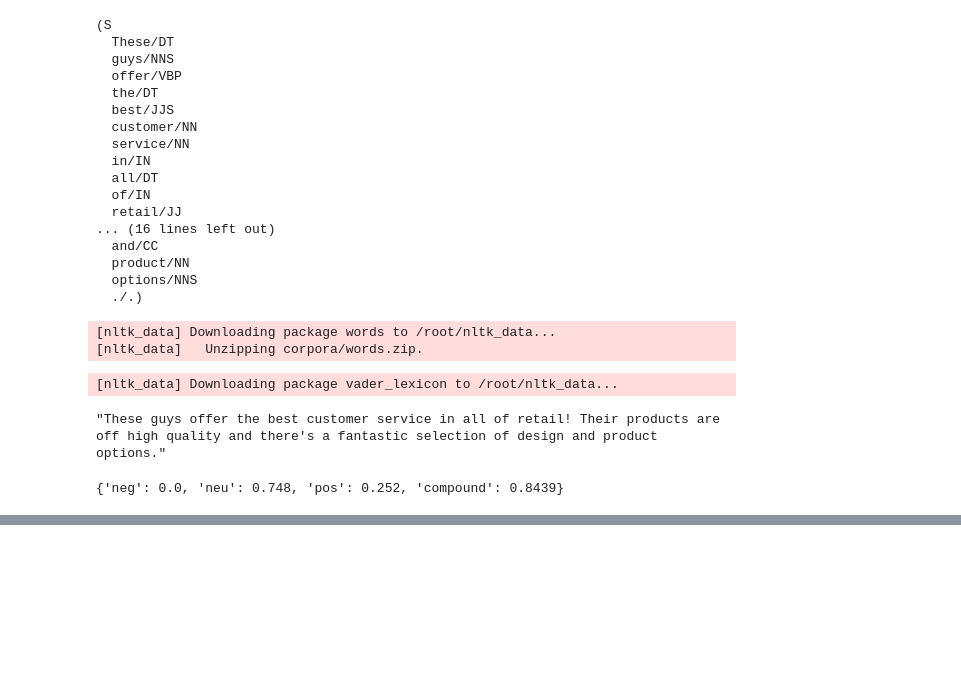
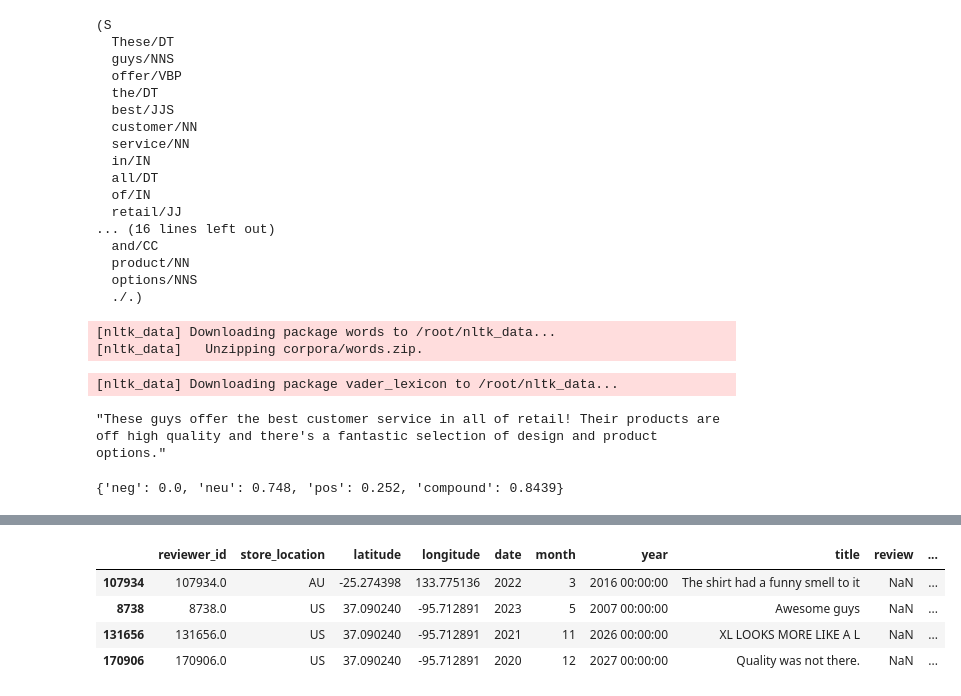
Before and after one commit to mohammedradman1/DSE_Term_Project, a Jupyter notebook: DSE_Term_Project_.ipynb, the cells around one changed output, grey strips where cells are left out. Cells and saved outputs as stored; diff of their text form; code cells hidden in the pictures; blank space fills up the shorter version.

```diff
--- a/DSE_Term_Project_.ipynb
+++ b/DSE_Term_Project_.ipynb
@@ -224,0 +274,8 @@ sia.polarity_scores(example)
+# %%
+df[ df['review'].isnull() ].sample(4)
+# %% [output]
+|  | reviewer_id | store_location | latitude | longitude | date | month | year | title | review | ... |
+| 107934 | 107934.0 | AU | -25.274398 | 133.775136 | 2022 | 3 | 2016 00:00:00 | The shirt had a funny smell to it | NaN | ... |
+| 8738 | 8738.0 | US | 37.090240 | -95.712891 | 2023 | 5 | 2007 00:00:00 | Awesome guys | NaN | ... |
+| 131656 | 131656.0 | US | 37.090240 | -95.712891 | 2021 | 11 | 2026 00:00:00 | XL LOOKS MORE LIKE A L | NaN | ... |
+| 170906 | 170906.0 | US | 37.090240 | -95.712891 | 2020 | 12 | 2027 00:00:00 | Quality was not there. | NaN | ... |
```
Also changed, not shown: parts of 20 cells of this notebook.
